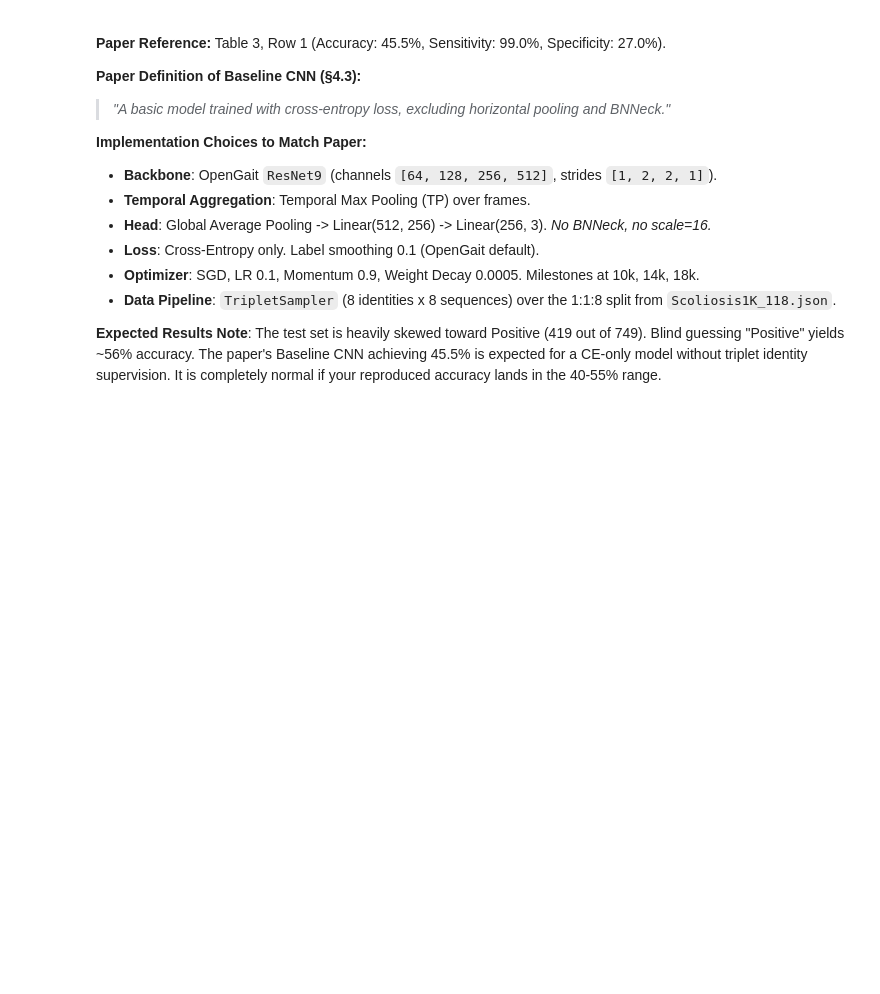
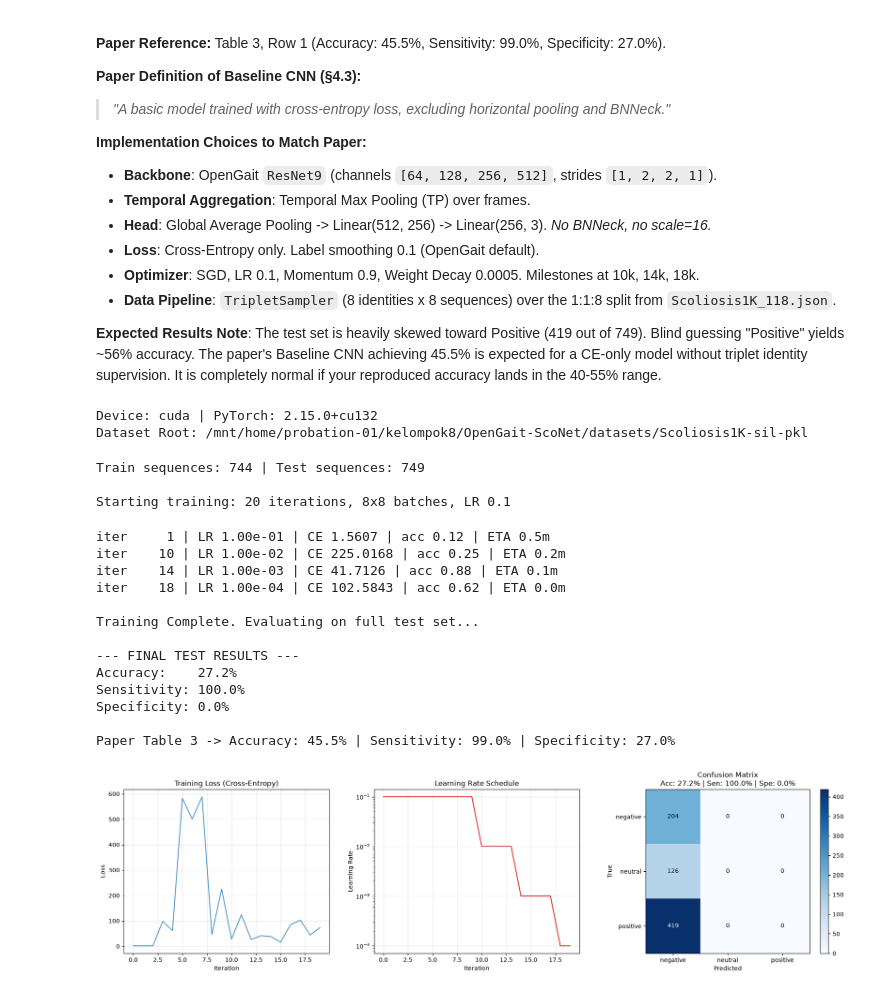
Before and after one commit to lycorixia/OpenGait-ScoNet, a Jupyter notebook: notebooks/baseline_cnn.ipynb, the cells around one changed output. Saved outputs shown, nothing was run; the diff lists cells and outputs as text; code cells hidden in the pictures; blank space fills up the shorter version.

```diff
--- a/notebooks/baseline_cnn.ipynb
+++ b/notebooks/baseline_cnn.ipynb
@@ -29,10 +29,8 @@ import matplotlib.pyplot as plt
 # ==========================================
 # 1. SETTINGS
 # ==========================================
-
-# UPDATE THESE PATHS TO MATCH YOUR LOCAL SETUP
-DATASET_ROOT = Path(r"C:\Users\arina\OneDrive\Documents\Reproduce_Paper\OpenGait\datasets\Scoliosis1K-sil-pkl\Scoliosis1K-sil-pkl")
-PARTITION_JSON = Path(r"C:\Users\arina\OneDrive\Documents\Reproduce_Paper\OpenGait\datasets\Scoliosis1K\Scoliosis1K_118.json")
+DATASET_ROOT = Path("/mnt/home/probation-01/kelompok8/OpenGait-ScoNet/datasets/Scoliosis1K-sil-pkl")
+PARTITION_JSON = Path("/mnt/home/probation-01/kelompok8/OpenGait-ScoNet/datasets/Scoliosis1K/Scoliosis1K_118.json")
 
 LABELS = ["negative", "neutral", "positive"] # Class IDs 0, 1, 2
 LABEL_TO_ID = {name: i for i, name in enumerate(LABELS)}
@@ -40,8 +38,8 @@ NUM_CLASSES = 3
 N_FRAMES = 30
 
 # Paper Hyperparameters
-TOTAL_ITERS = 20000
-MILESTONES = [10000, 14000, 18000]
+TOTAL_ITERS = 20
+MILESTONES = [10, 14, 18]
 TRAIN_LR = 0.1
 IDS_PER_BATCH = 8
 SEQS_PER_ID = 8
@@ -63,6 +61,9 @@ torch.backends.cudnn.benchmark = False
 DEVICE = torch.device("cuda" if torch.cuda.is_available() else "cpu")
 print(f"Device: {DEVICE} | PyTorch: {torch.__version__}")
 print(f"Dataset Root: {DATASET_ROOT.resolve()}")
+# %% [output]
+Device: cuda | PyTorch: 2.15.0+cu132
+Dataset Root: /mnt/home/probation-01/kelompok8/OpenGait-ScoNet/datasets/Scoliosis1K-sil-pkl
 # %%
 # ==========================================
 # 2. DATA LOADING & PREPROCESSING
@@ -236,7 +237,9 @@ def train(model, get_batch, iters, lr=0.1, milestones=(), log_every=100, amp=Fal
     optimizer = torch.optim.SGD(model.parameters(), lr=lr, momentum=0.9, weight_decay=5e-4)
     scheduler = torch.optim.lr_scheduler.MultiStepLR(optimizer, milestones=list(milestones), gamma=0.1)
     scaler = torch.amp.GradScaler("cuda", enabled=amp)
-    history = {"ce": [], "acc": []}
+
+    # Added "lr" to track learning rate
+    history = {"ce": [], "acc": [], "lr": []}
     start_it = 1
 
     if resume and ckpt_path and Path(ckpt_path).is_file():
@@ -258,7 +261,10 @@ def train(model, get_batch, iters, lr=0.1, milestones=(), log_every=100, amp=Fal
         scaler.scale(loss).backward()
         scaler.step(optimizer)
         scaler.update()
-        scheduler.step()
+
+        # Track LR
+        history["lr"].append(optimizer.param_groups[0]['lr'])
+        scheduler.step() # Moved to the very end to avoid warnings
 
         acc = (logits.mean(-1).argmax(1) == classes).float().mean().item()
         history["ce"].append(loss.item())
@@ -314,31 +361,49 @@ def evaluate(model, items):
 CKPT_PATH = "baseline_cnn_ce.pt"
 RUN_FULL = True
 
 if not RUN_FULL:
     print("RUN_FULL is False. Skipping full training.")
 else:
     with open(PARTITION_JSON, "r", encoding="utf-8") as f:
         partition = json.load(f)
 
     train_items = build_index(DATASET_ROOT, partition["TRAIN_SET"])
     test_items = build_index(DATASET_ROOT, partition["TEST_SET"])
 
     print(f"Train sequences: {len(train_items)} | Test sequences: {len(test_items)}")
     if DEBUG_SINGLE_BATCH:
         print("WARNING: DEBUG_SINGLE_BATCH is True. This is for pipeline testing only, NOT the paper protocol.")
         train_items = [next(i for i in train_items if i[1] == c) for c in range(3)]
         print(f"Reduced train set to 3 sequences (one per class).")
 
     set_seed()
     model = make_model()
     get_batch = make_triplet_batch_fn(train_items, IDS_PER_BATCH, SEQS_PER_ID)
 
     print(f"\nStarting training: {TOTAL_ITERS} iterations, {IDS_PER_BATCH}x{SEQS_PER_ID} batches, LR {TRAIN_LR}")
     history = train(
         model, get_batch, iters=TOTAL_ITERS, lr=TRAIN_LR,
         milestones=MILESTONES, log_every=100, amp=True,
         label_smoothing=LABEL_SMOOTHING, ckpt_path=CKPT_PATH, save_every=5000, resume=False
     )
 
     print("\nTraining Complete. Evaluating on full test set...")
-    evaluate(model, test_items)
+    evaluate(model, test_items, history)
+# %% [output]
+Train sequences: 744 | Test sequences: 749
+
+Starting training: 20 iterations, 8x8 batches, LR 0.1
+iter     1 | LR 1.00e-01 | CE 1.5607 | acc 0.12 | ETA 0.5m
+iter    10 | LR 1.00e-02 | CE 225.0168 | acc 0.25 | ETA 0.2m
+iter    14 | LR 1.00e-03 | CE 41.7126 | acc 0.88 | ETA 0.1m
+iter    18 | LR 1.00e-04 | CE 102.5843 | acc 0.62 | ETA 0.0m
+
+Training Complete. Evaluating on full test set...
+
+--- FINAL TEST RESULTS ---
+Accuracy:    27.2%
+Sensitivity: 100.0%
+Specificity: 0.0%
+
+Paper Table 3 -> Accuracy: 45.5% | Sensitivity: 99.0% | Specificity: 27.0%
+[figure, added]
```
Also changed, not shown: parts of 1 cell of this notebook.
